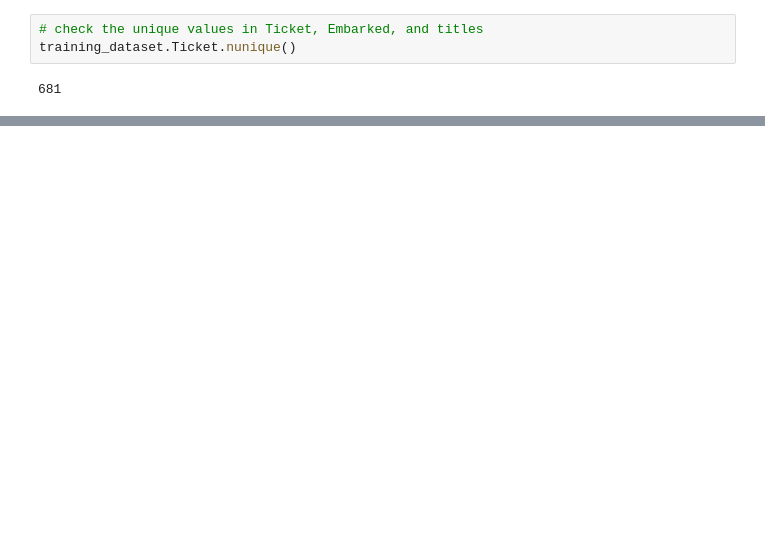
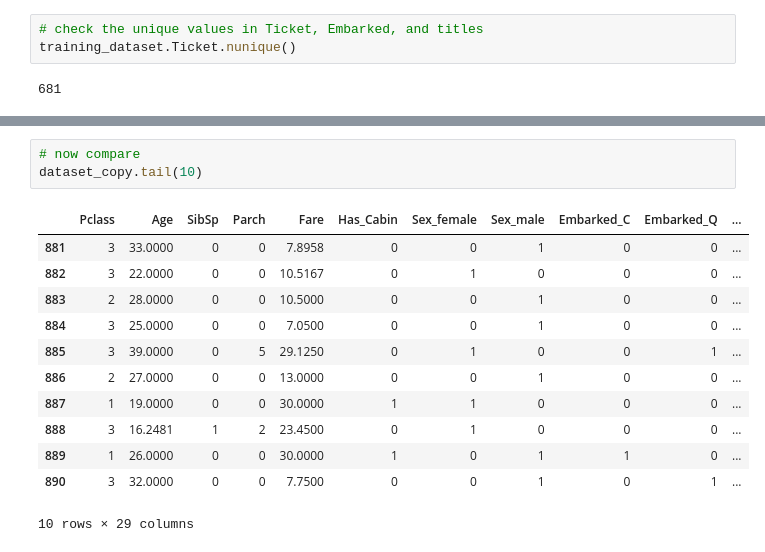
Before and after one commit to arfan64shah/Data_Science, a Jupyter notebook: Titanic_EDA/Titanic_Complete.ipynb, the cells around one changed output, grey strips where cells are left out. Drawn from its saved outputs; the diff is of its cells as text; blank space fills up the shorter version.

```diff
--- a/Titanic_EDA/Titanic_Complete.ipynb
+++ b/Titanic_EDA/Titanic_Complete.ipynb
@@ -297,0 +592,16 @@ ValueError: could not convert string to float: 'Braund, Mr. Owen Harris'
+# %%
+# now compare
+dataset_copy.tail(10)
+# %% [output]
+|  | Pclass | Age | SibSp | Parch | Fare | Has_Cabin | Sex_female | Sex_male | Embarked_C | Embarked_Q | ... |
+| 881 | 3 | 33.0000 | 0 | 0 | 7.8958 | 0 | 0 | 1 | 0 | 0 | ... |
+| 882 | 3 | 22.0000 | 0 | 0 | 10.5167 | 0 | 1 | 0 | 0 | 0 | ... |
+| 883 | 2 | 28.0000 | 0 | 0 | 10.5000 | 0 | 0 | 1 | 0 | 0 | ... |
+| 884 | 3 | 25.0000 | 0 | 0 | 7.0500 | 0 | 0 | 1 | 0 | 0 | ... |
+| 885 | 3 | 39.0000 | 0 | 5 | 29.1250 | 0 | 1 | 0 | 0 | 1 | ... |
+| 886 | 2 | 27.0000 | 0 | 0 | 13.0000 | 0 | 0 | 1 | 0 | 0 | ... |
+| 887 | 1 | 19.0000 | 0 | 0 | 30.0000 | 1 | 1 | 0 | 0 | 0 | ... |
+| 888 | 3 | 16.2481 | 1 | 2 | 23.4500 | 0 | 1 | 0 | 0 | 0 | ... |
+| 889 | 1 | 26.0000 | 0 | 0 | 30.0000 | 1 | 0 | 1 | 1 | 0 | ... |
+| 890 | 3 | 32.0000 | 0 | 0 | 7.7500 | 0 | 0 | 1 | 0 | 1 | ... |
+10 rows × 29 columns
```
Also changed, not shown: parts of 34 cells of this notebook.
